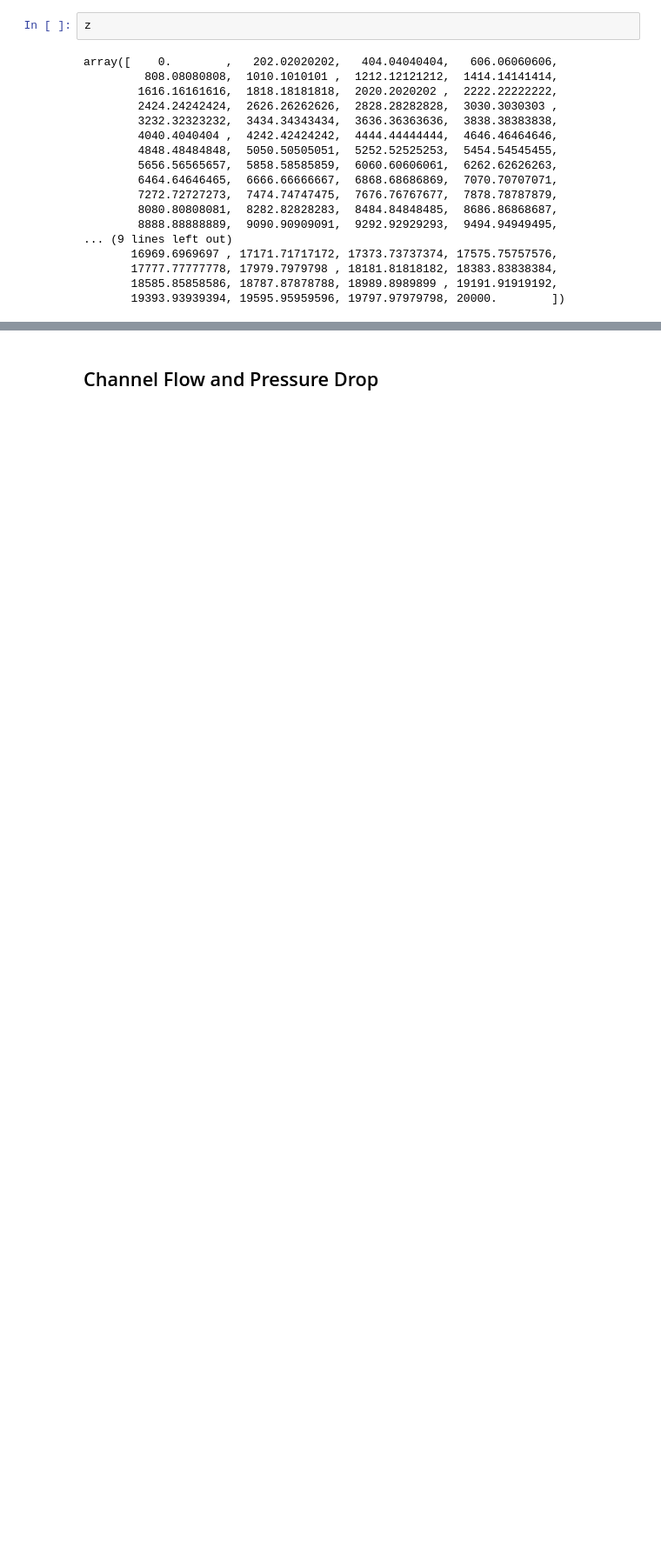
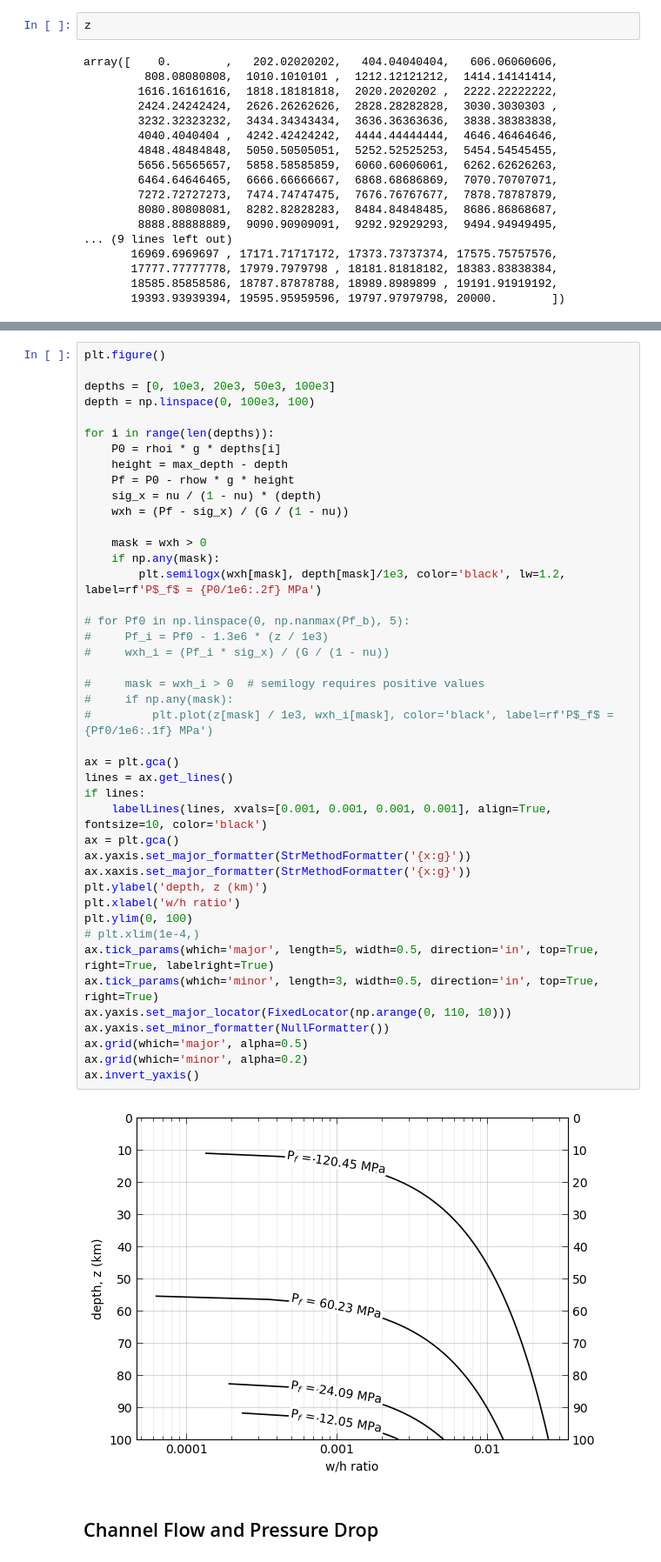
Before and after one commit to CottomR-et-al/Europa-ice-ocean-exchange, a Jupyter notebook: F25_Dikes_Europa.ipynb, the cells around one changed output, grey strips where cells are left out. Shown at 87% size. Drawn from its saved outputs; the diff is of its cells as text; blank space fills up the shorter version.

```diff
--- a/F25_Dikes_Europa.ipynb
+++ b/F25_Dikes_Europa.ipynb
@@ -737,3 +738,48 @@ ax.grid(which='minor', alpha=0.2)
+# %%
+plt.figure()
+
+depths = [0, 10e3, 20e3, 50e3, 100e3]
+depth = np.linspace(0, 100e3, 100)
+
+for i in range(len(depths)):
+    P0 = rhoi * g * depths[i]
+    height = max_depth - depth
+    Pf = P0 - rhow * g * height
+    sig_x = nu / (1 - nu) * (depth)
+    wxh = (Pf - sig_x) / (G / (1 - nu))
+
+    mask = wxh > 0
+    if np.any(mask):
+        plt.semilogx(wxh[mask], depth[mask]/1e3, color='black', lw=1.2, label=rf'P$_f$ = {P0/1e6:.2f} MPa')
+
+# for Pf0 in np.linspace(0, np.nanmax(Pf_b), 5):
+#     Pf_i = Pf0 - 1.3e6 * (z / 1e3)
+#     wxh_i = (Pf_i * sig_x) / (G / (1 - nu))
+
+#     mask = wxh_i > 0  # semilogy requires positive values
+#     if np.any(mask):
+#         plt.plot(z[mask] / 1e3, wxh_i[mask], color='black', label=rf'P$_f$ = {Pf0/1e6:.1f} MPa')
+
+ax = plt.gca()
+lines = ax.get_lines()
+if lines:
+    labelLines(lines, xvals=[0.001, 0.001, 0.001, 0.001], align=True, fontsize=10, color='black')
+ax = plt.gca()
+ax.yaxis.set_major_formatter(StrMethodFormatter('{x:g}'))
+ax.xaxis.set_major_formatter(StrMethodFormatter('{x:g}'))
+plt.ylabel('depth, z (km)')
+plt.xlabel('w/h ratio')
+plt.ylim(0, 100)
+# plt.xlim(1e-4,)
+ax.tick_params(which='major', length=5, width=0.5, direction='in', top=True, right=True, labelright=True)
+ax.tick_params(which='minor', length=3, width=0.5, direction='in', top=True, right=True)
+ax.yaxis.set_major_locator(FixedLocator(np.arange(0, 110, 10)))
+ax.yaxis.set_minor_formatter(NullFormatter())
+ax.grid(which='major', alpha=0.5)
+ax.grid(which='minor', alpha=0.2)
+ax.invert_yaxis()
+# %% [output]
+[figure, added]
 # %% [markdown]
 ## Channel Flow and Pressure Drop
 # %%
```
Also changed, not shown: parts of 1 cell of this notebook.
